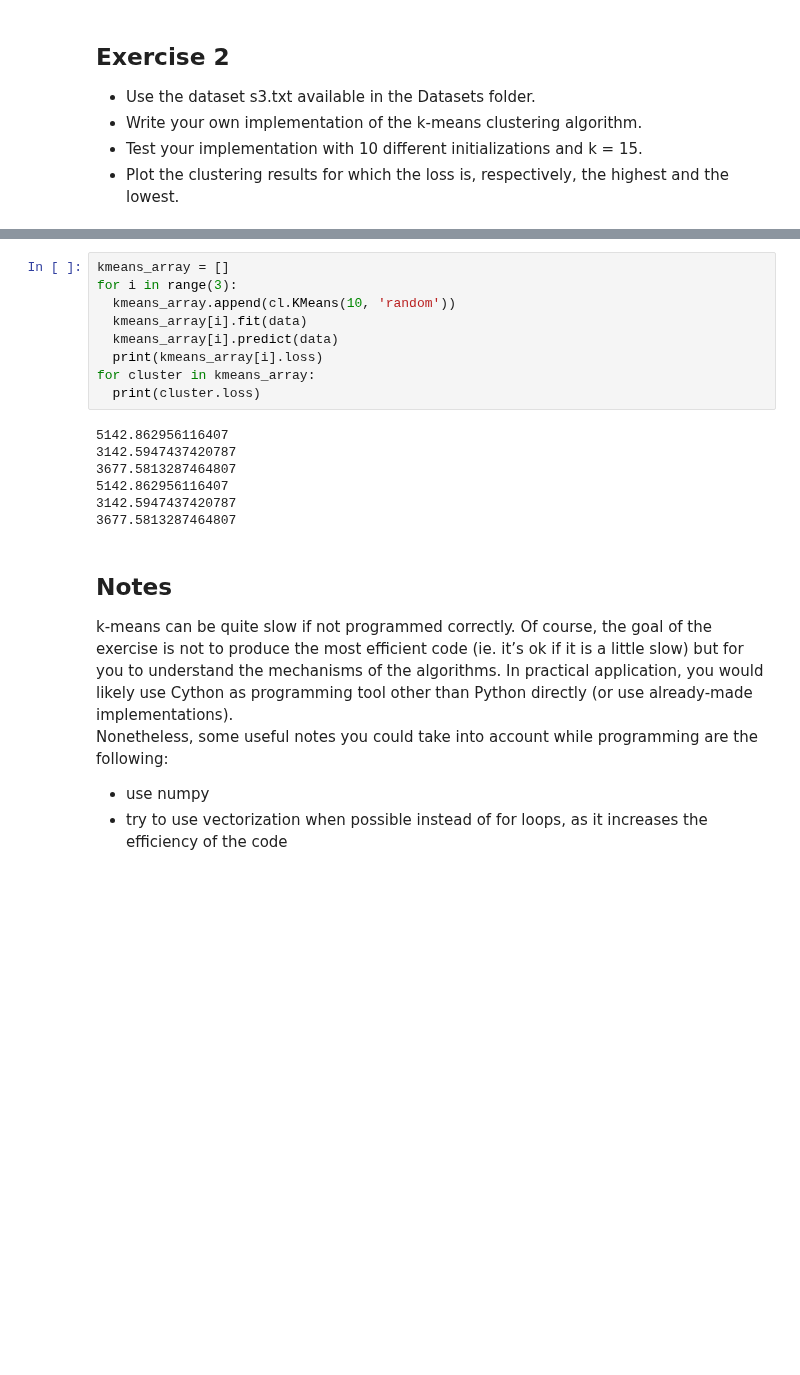
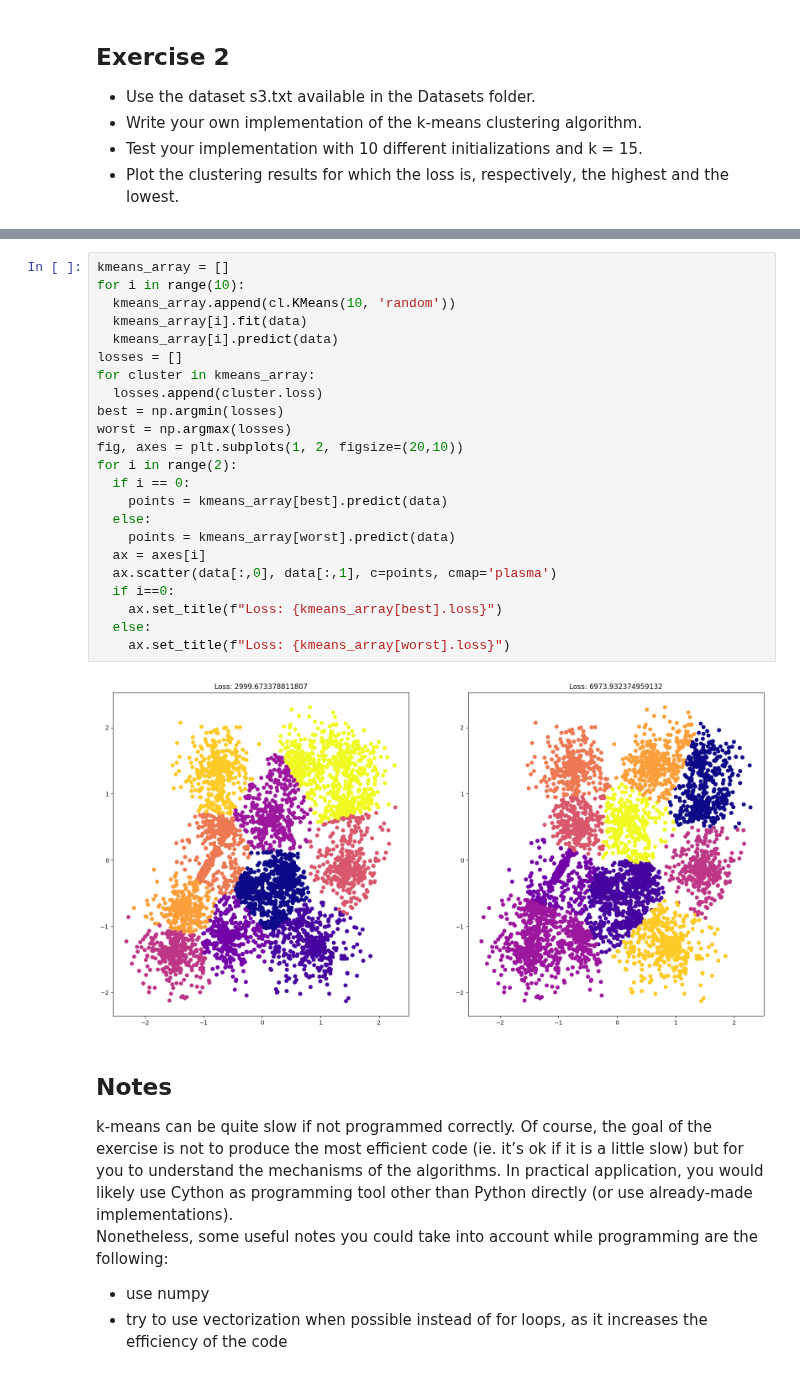
Before and after one commit to alequerenghi/unsupervised_learning, a Jupyter notebook: ex7.ipynb, the cells around one changed output, grey strips where cells are left out. Saved outputs shown, nothing was run; the diff lists cells and outputs as text; blank space fills up the shorter version.

```diff
--- a/ex7.ipynb
+++ b/ex7.ipynb
@@ -48,19 +48,28 @@ for i in range(10):
-# %%
-kmeans_array = []
-for i in range(3):
-  kmeans_array.append(cl.KMeans(10, 'random'))
-  kmeans_array[i].fit(data)
-  kmeans_array[i].predict(data)
-  print(kmeans_array[i].loss)
-for cluster in kmeans_array:
-  print(cluster.loss)
-# %% [output]
-5142.862956116407
-3142.5947437420787
-3677.5813287464807
-5142.862956116407
-3142.5947437420787
-3677.5813287464807
+# %%
+kmeans_array = []
+for i in range(10):
+  kmeans_array.append(cl.KMeans(10, 'random'))
+  kmeans_array[i].fit(data)
+  kmeans_array[i].predict(data)
+losses = []
+for cluster in kmeans_array:
+  losses.append(cluster.loss)
+best = np.argmin(losses)
+worst = np.argmax(losses)
+fig, axes = plt.subplots(1, 2, figsize=(20,10))
+for i in range(2):
+  if i == 0:
+    points = kmeans_array[best].predict(data)
+  else:
+    points = kmeans_array[worst].predict(data)
+  ax = axes[i]
+  ax.scatter(data[:,0], data[:,1], c=points, cmap='plasma')
+  if i==0:
+    ax.set_title(f"Loss: {kmeans_array[best].loss}")
+  else:
+    ax.set_title(f"Loss: {kmeans_array[worst].loss}")
+# %% [output]
+[figure, added]
 # %% [markdown]
 ## Notes
 k-means can be quite slow if not programmed correctly. Of course, the goal of the exercise is not to produce the most efficient code (ie. it’s ok if it is a little slow) but for you to understand the mechanisms of the algorithms. In practical application, you would likely use Cython as programming tool other than Python directly (or use already-made implementations).
```
Also changed, not shown: parts of 1 cell of this notebook.
